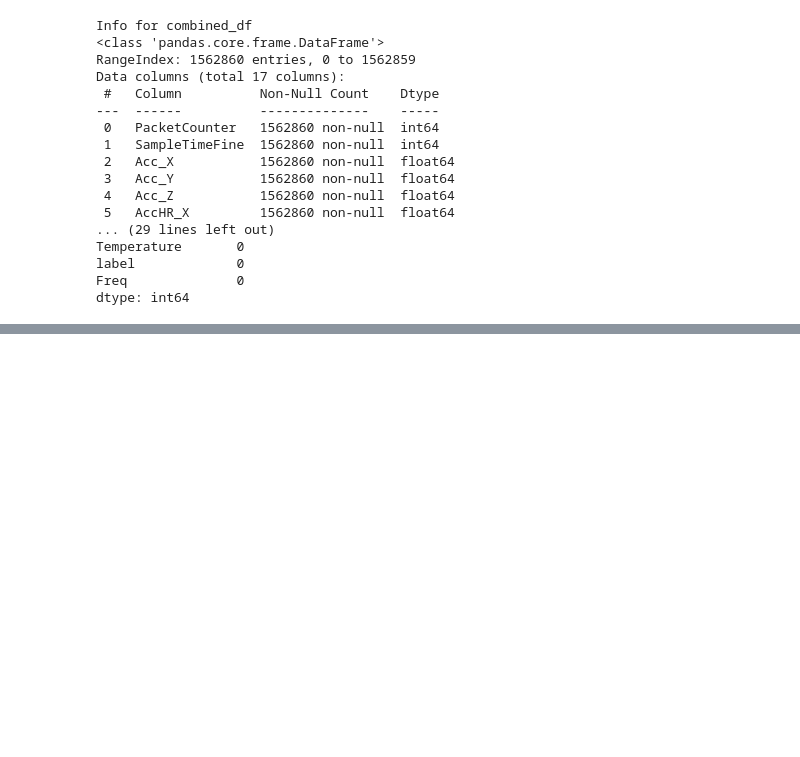
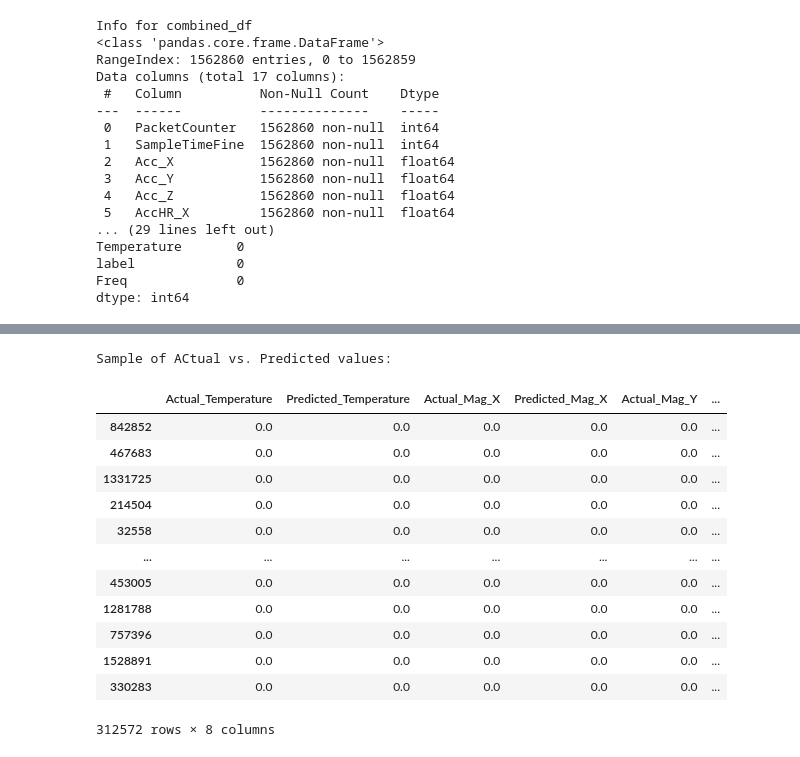
Before and after one commit to Samplergithub769/mtu-xsens-imu-Sensor, a Jupyter notebook: mtu_xsens_imu_Sensor.ipynb, the cells around one changed output, grey strips where cells are left out. Cells and saved outputs as stored; diff of their text form; code cells hidden in the pictures; blank space fills up the shorter version.

```diff
--- a/mtu_xsens_imu_Sensor.ipynb
+++ b/mtu_xsens_imu_Sensor.ipynb
@@ -1104,0 +872,30 @@ print(f"    R-squared: {r2_mag_z_noisy_50hz}")
+# %%
+# Display a sample of actual and predicted values
+comparison_df=pd.DataFrame({
+    'Actual_Temperature': y_test['Temperature'],
+    'Predicted_Temperature': y_pred[:,0],
+    'Actual_Mag_X': y_test['Mag_X'],
+    'Predicted_Mag_X': y_pred[:,1],
+    'Actual_Mag_Y': y_test['Mag_Y'],
+    'Predicted_Mag_Y': y_pred[:,2],
+    'Actual_Mag_Z': y_test['Mag_Z'],
+    'Predicted_Mag_Z': y_pred[:,3]
+})
+
+print("\nSample of ACtual vs. Predicted values:")
+comparison_df
+# %% [output]
+Sample of ACtual vs. Predicted values:
+|  | Actual_Temperature | Predicted_Temperature | Actual_Mag_X | Predicted_Mag_X | Actual_Mag_Y | ... |
+| 842852 | 0.0 | 0.0 | 0.0 | 0.0 | 0.0 | ... |
+| 467683 | 0.0 | 0.0 | 0.0 | 0.0 | 0.0 | ... |
+| 1331725 | 0.0 | 0.0 | 0.0 | 0.0 | 0.0 | ... |
+| 214504 | 0.0 | 0.0 | 0.0 | 0.0 | 0.0 | ... |
+| 32558 | 0.0 | 0.0 | 0.0 | 0.0 | 0.0 | ... |
+| ... | ... | ... | ... | ... | ... | ... |
+| 453005 | 0.0 | 0.0 | 0.0 | 0.0 | 0.0 | ... |
+| 1281788 | 0.0 | 0.0 | 0.0 | 0.0 | 0.0 | ... |
+| 757396 | 0.0 | 0.0 | 0.0 | 0.0 | 0.0 | ... |
+| 1528891 | 0.0 | 0.0 | 0.0 | 0.0 | 0.0 | ... |
+| 330283 | 0.0 | 0.0 | 0.0 | 0.0 | 0.0 | ... |
+312572 rows × 8 columns
```
Also changed, not shown: parts of 47 cells of this notebook.
